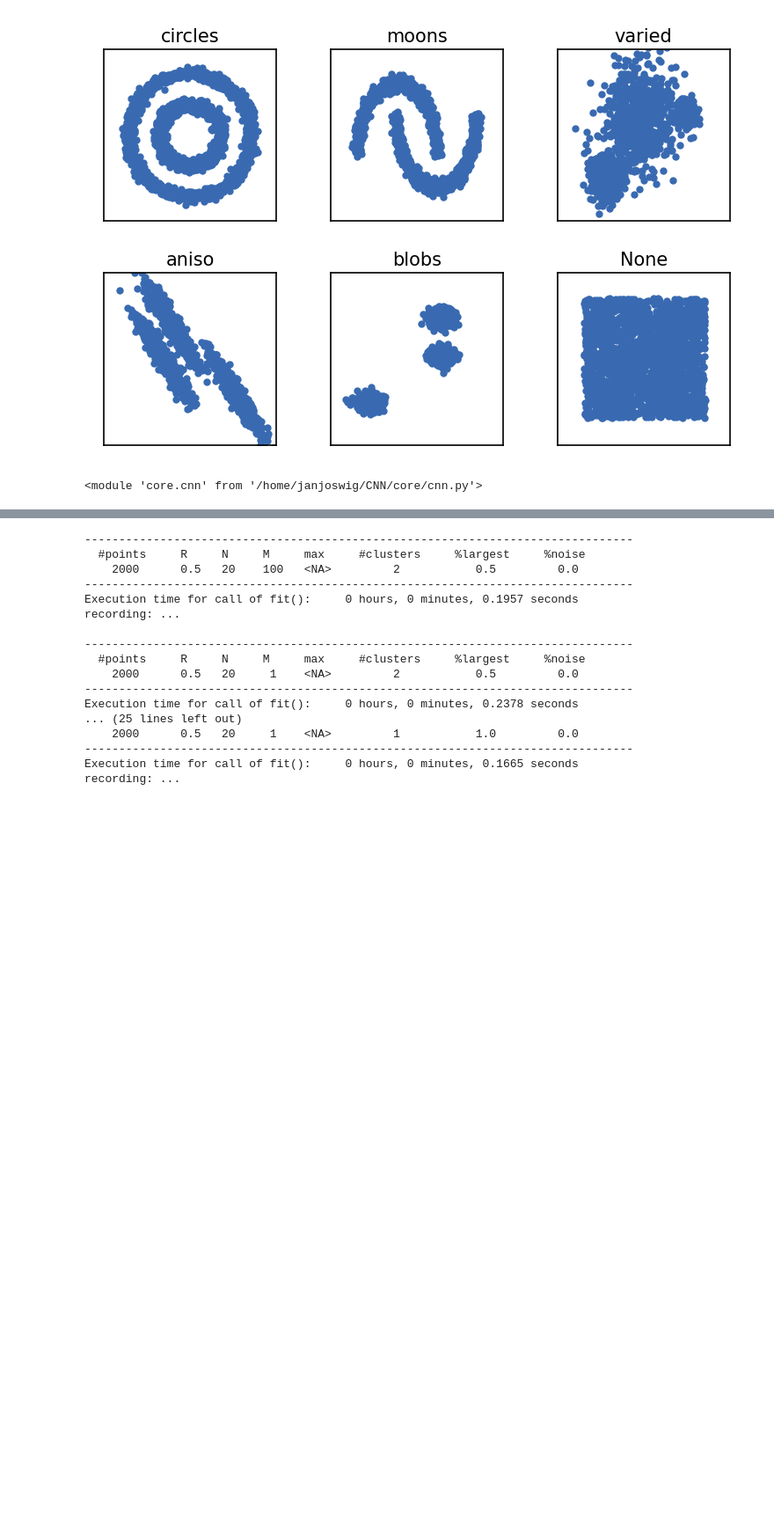
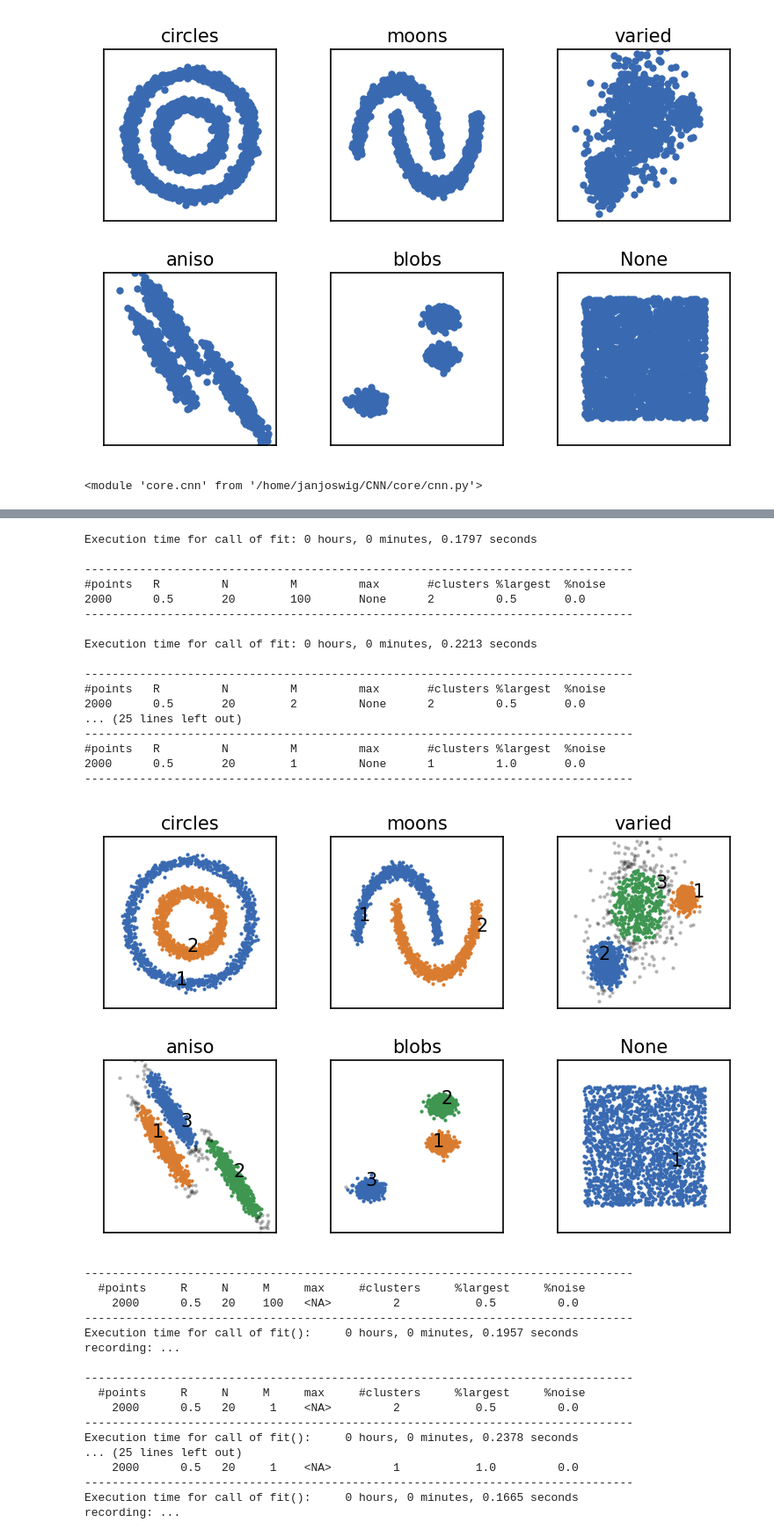
Before and after one commit to janjoswig/CommonNNClustering, a Jupyter notebook: tutorial/tutorial.ipynb, the cells around one changed output, grey strips where cells are left out. Shown at 88% size. Drawn from its saved outputs; the diff is of its cells as text; code cells hidden in the pictures; blank space fills up the shorter version.

Commit message:
WIP/REFACTOR: Data (Points, Neighbourhoods) classes

```diff
--- a/tutorial/tutorial.ipynb
+++ b/tutorial/tutorial.ipynb
@@ -119,7 +119,7 @@ dsets = [
     ('moons', noisy_moons, {
         'radius_cutoff': 0.5,
         'cnn_cutoff': 20,
-        'member_cutoff': 1,
+        'member_cutoff': 2,
         'max_clusters': None
         }),
     ('varied', varied, {
@@ -137,7 +137,7 @@ dsets = [
     ('blobs', blobs, {
         'radius_cutoff': 0.4,
         'cnn_cutoff': 20,
-        'member_cutoff': 1,
+        'member_cutoff': 2,
         'max_clusters': None
         }),
     ('None', no_structure, {
@@ -212,2 +221,0 @@ clustering.calc_dist()
-# %%
-clustering.fit(radius_cutoff=0.5, cnn_cutoff=20)
@@ -260,3 +233,44 @@ list(range(1, 2))
+# %%
+# Cluster the sets and plot the result
+fig, ax = plt.subplots(2, 3)
+Ax = ax.flatten()
+
+for count, (name, data, params) in enumerate(dsets):
+    # Fit all datasets to the same value range
+    data = StandardScaler().fit_transform(data)
+
+    clustering = cnn.CNN(data=data)
+    clustering.calc_dist()
+    clustering.fit(**params)
+    print()
+
+    # Plot
+    clustering.evaluate(ax=Ax[count], annotate_pos="random")
+    Ax[count].set(**ax_props)
+    Ax[count].set_title(f'{name}', fontsize=10, pad=4)
+
+fig.subplots_adjust(
+    left=0, right=1, bottom=0, top=1, wspace=0.1, hspace=0.3
+    )
+# %% [output]
+Execution time for call of fit: 0 hours, 0 minutes, 0.1797 seconds
+
+--------------------------------------------------------------------------------
+#points   R         N         M         max       #clusters %largest  %noise
+2000      0.5       20        100       None      2         0.5       0.0
+--------------------------------------------------------------------------------
+
+Execution time for call of fit: 0 hours, 0 minutes, 0.2213 seconds
+
+--------------------------------------------------------------------------------
+#points   R         N         M         max       #clusters %largest  %noise
+2000      0.5       20        2         None      2         0.5       0.0
+... (25 lines left out)
+--------------------------------------------------------------------------------
+#points   R         N         M         max       #clusters %largest  %noise
+2000      0.5       20        1         None      1         1.0       0.0
+--------------------------------------------------------------------------------
+[figure, added]
 # %%
 # Cluster the sets and plot the result
 fig, ax = plt.subplots(2, 3)
```
Also changed, not shown: parts of 11 cells of this notebook, 3 other files.
